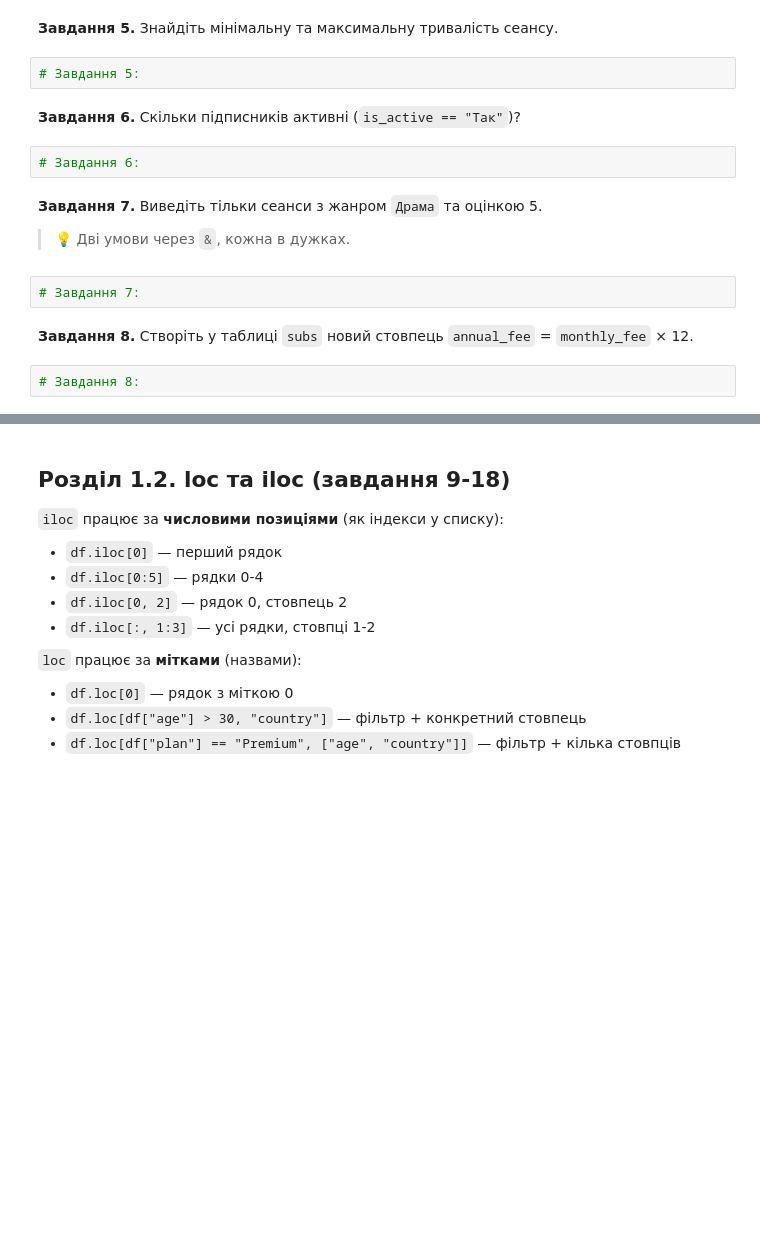
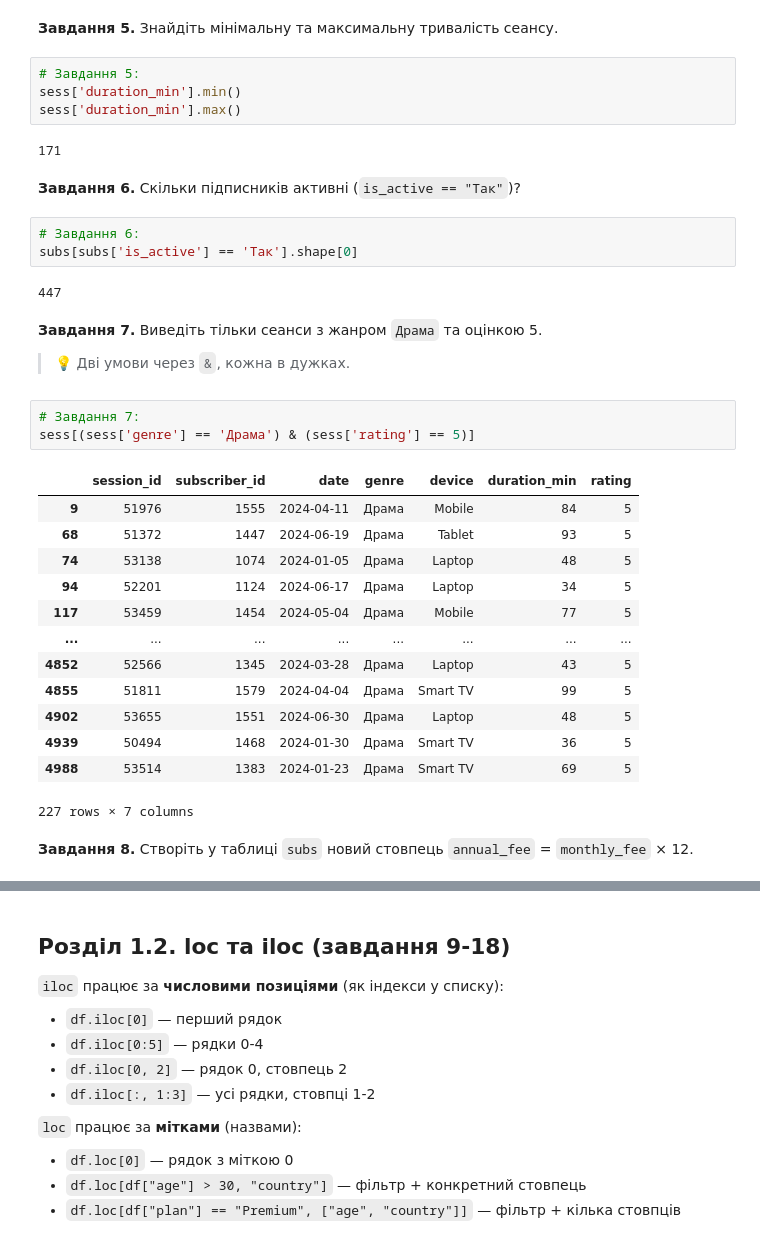
Before and after one commit to Olga-Lyt/DTA-2026, a Jupyter notebook: HW/pandas_viz_practice.ipynb, the cells around one changed output, grey strips where cells are left out. Saved outputs shown, nothing was run; the diff lists cells and outputs as text; blank space fills up the shorter version.

Commit message:
ДЗ від 29.05.2026. Виконано 24 завдання

```diff
--- a/HW/pandas_viz_practice.ipynb
+++ b/HW/pandas_viz_practice.ipynb
@@ -113,17 +144,37 @@ subs.head()
 **Завдання 5.** Знайдіть мінімальну та максимальну тривалість сеансу.
 # %%
 # Завдання 5:
+sess['duration_min'].min()
+sess['duration_min'].max()
+# %% [output]
+171
 # %% [markdown]
 **Завдання 6.** Скільки підписників активні (`is_active == "Так"`)?
 # %%
 # Завдання 6:
+subs[subs['is_active'] == 'Так'].shape[0]
+# %% [output]
+447
 # %% [markdown]
 **Завдання 7.** Виведіть тільки сеанси з жанром `Драма` та оцінкою 5.
 
 > 💡 Дві умови через `&`, кожна в дужках.
 # %%
 # Завдання 7:
+sess[(sess['genre'] == 'Драма') & (sess['rating'] == 5)]
+# %% [output]
+|  | session_id | subscriber_id | date | genre | device | duration_min | rating |
+| 9 | 51976 | 1555 | 2024-04-11 | Драма | Mobile | 84 | 5 |
+| 68 | 51372 | 1447 | 2024-06-19 | Драма | Tablet | 93 | 5 |
+| 74 | 53138 | 1074 | 2024-01-05 | Драма | Laptop | 48 | 5 |
+| 94 | 52201 | 1124 | 2024-06-17 | Драма | Laptop | 34 | 5 |
+| 117 | 53459 | 1454 | 2024-05-04 | Драма | Mobile | 77 | 5 |
+| ... | ... | ... | ... | ... | ... | ... | ... |
+| 4852 | 52566 | 1345 | 2024-03-28 | Драма | Laptop | 43 | 5 |
+| 4855 | 51811 | 1579 | 2024-04-04 | Драма | Smart TV | 99 | 5 |
+| 4902 | 53655 | 1551 | 2024-06-30 | Драма | Laptop | 48 | 5 |
+| 4939 | 50494 | 1468 | 2024-01-30 | Драма | Smart TV | 36 | 5 |
+| 4988 | 53514 | 1383 | 2024-01-23 | Драма | Smart TV | 69 | 5 |
+227 rows × 7 columns
 # %% [markdown]
 **Завдання 8.** Створіть у таблиці `subs` новий стовпець `annual_fee` = `monthly_fee` × 12.
-# %%
-# Завдання 8:
```
Also changed, not shown: parts of 28 cells of this notebook.
